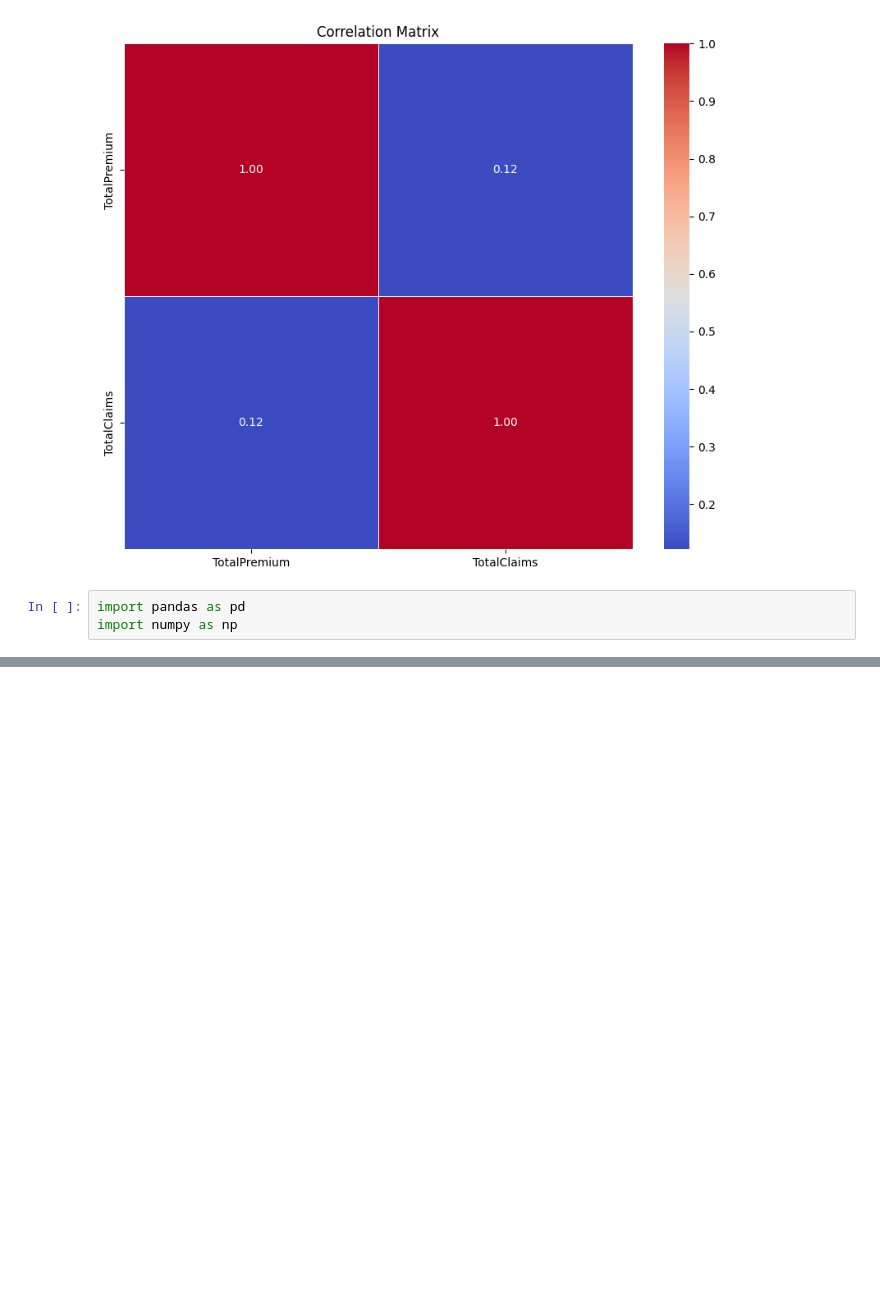
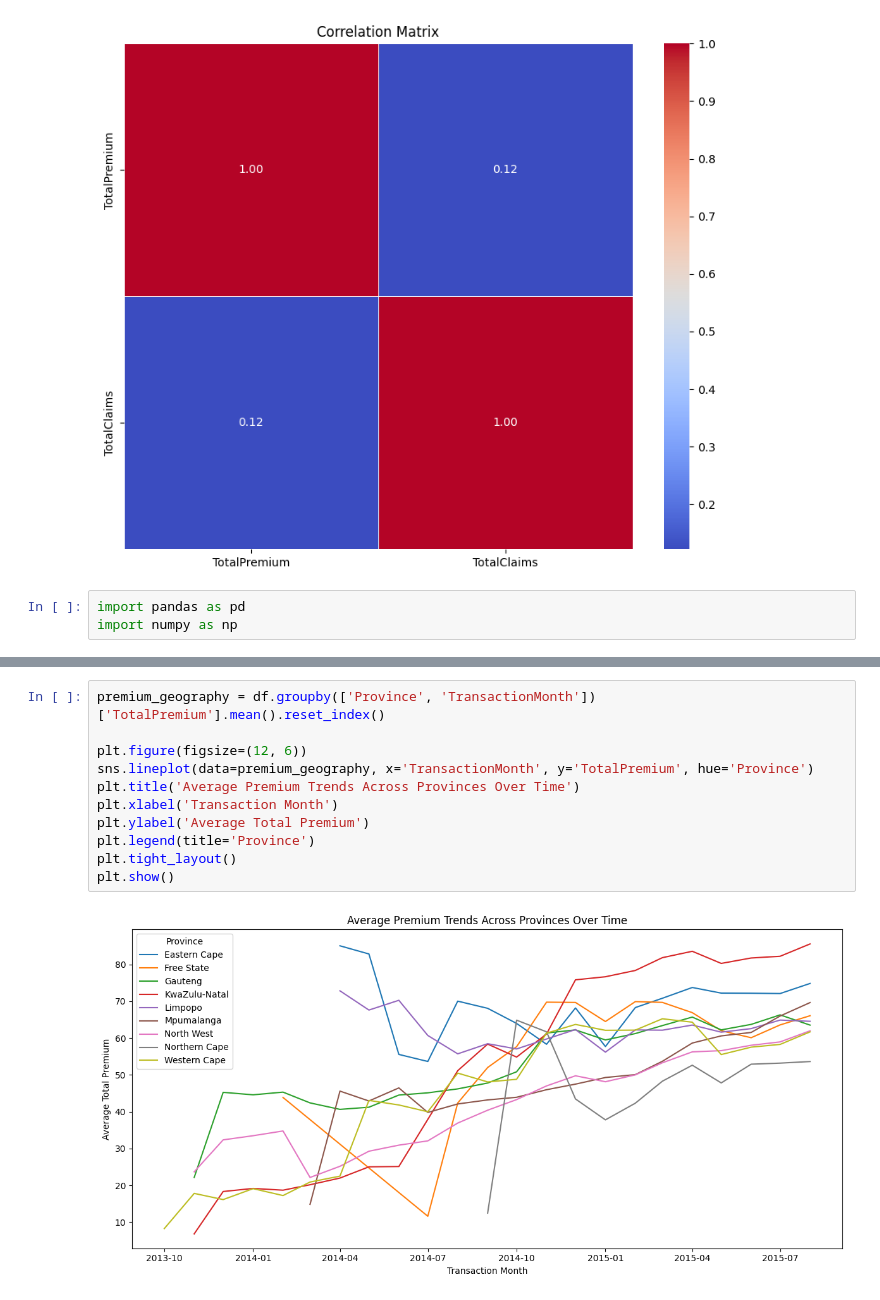
Before and after one commit to Daniel-1961/Alpha_care, a Jupyter notebook: notebook/descriptive_statistics.ipynb, the cells around one changed output, grey strips where cells are left out. Saved outputs shown, nothing was run; the diff lists cells and outputs as text; blank space fills up the shorter version.

```diff
--- a/notebook/descriptive_statistics.ipynb
+++ b/notebook/descriptive_statistics.ipynb
@@ -292,0 +343,13 @@ plt.show()
+# %%
+premium_geography = df.groupby(['Province', 'TransactionMonth'])['TotalPremium'].mean().reset_index()
+
+plt.figure(figsize=(12, 6))
+sns.lineplot(data=premium_geography, x='TransactionMonth', y='TotalPremium', hue='Province')
+plt.title('Average Premium Trends Across Provinces Over Time')
+plt.xlabel('Transaction Month')
+plt.ylabel('Average Total Premium')
+plt.legend(title='Province')
+plt.tight_layout()
+plt.show()
+# %% [output]
+[figure, added]
```
Also changed, not shown: parts of 10 cells of this notebook.
